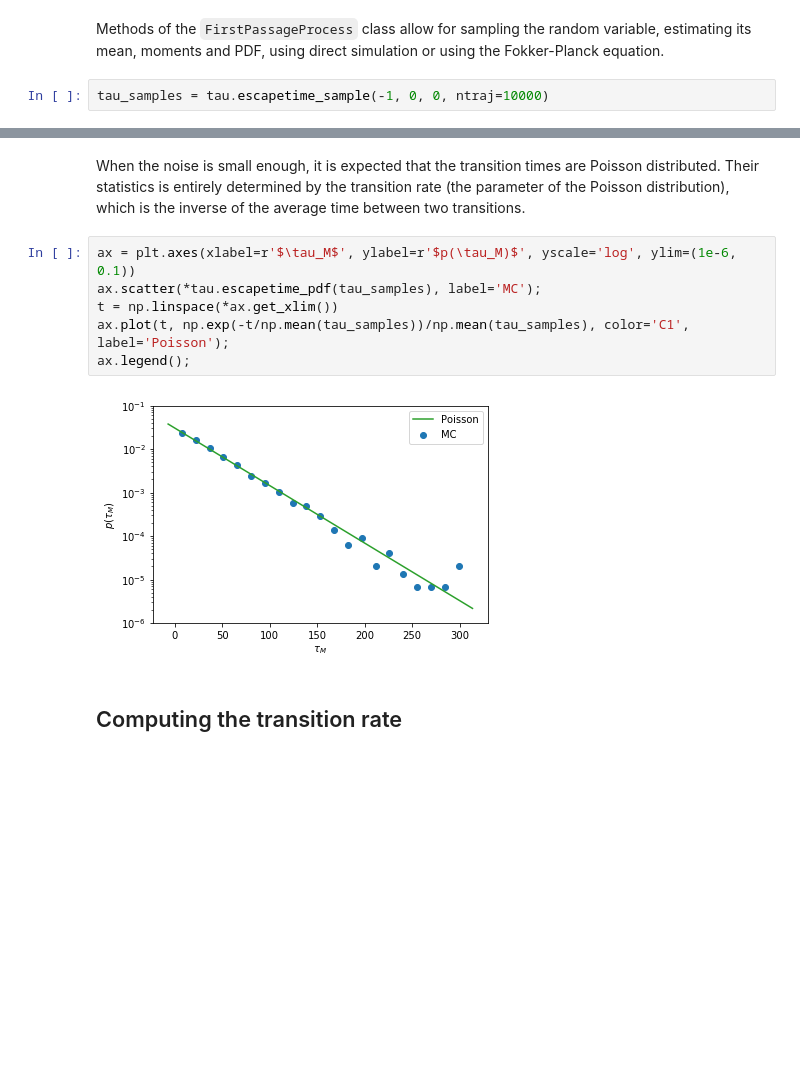
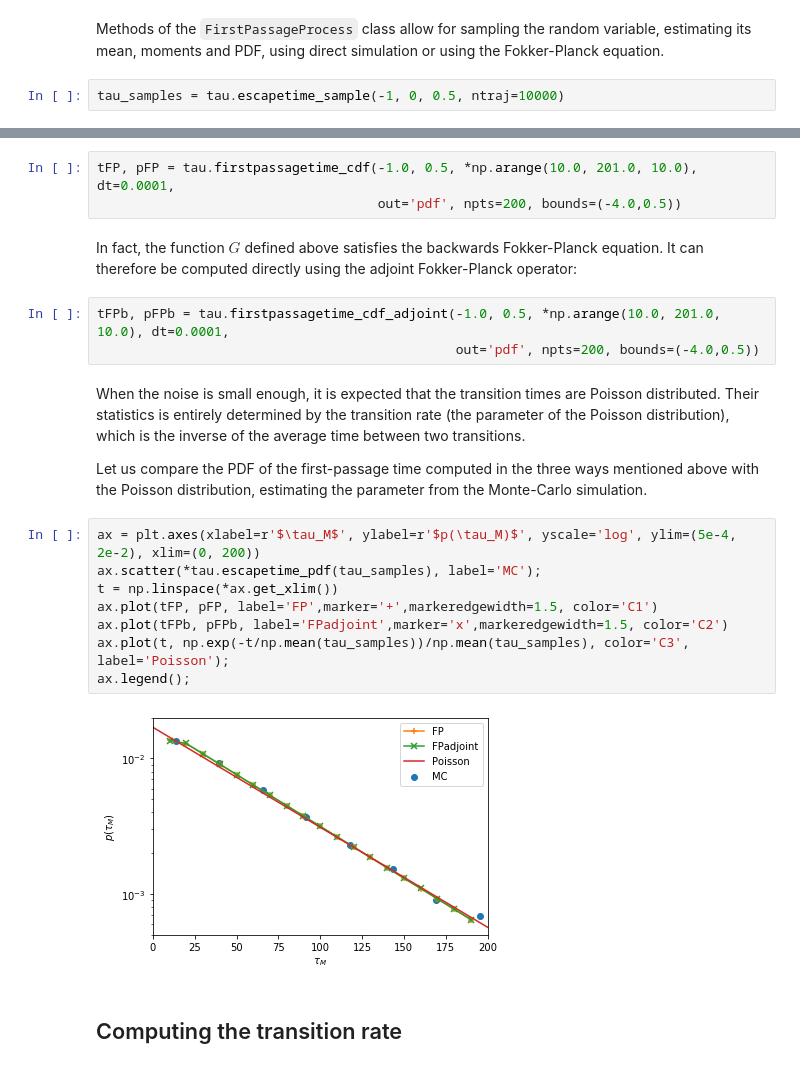
Before and after one commit to cbherbert/stochrare, a Jupyter notebook: doc/notebooks/Kramers.ipynb, the cells around one changed output, grey strips where cells are left out. Saved outputs shown, nothing was run; the diff lists cells and outputs as text; blank space fills up the shorter version.

```diff
--- a/doc/notebooks/Kramers.ipynb
+++ b/doc/notebooks/Kramers.ipynb
@@ -86,7 +86,7 @@ tau = sp.firstpassage.FirstPassageProcess(DoubleWell(0.1))
 # %% [markdown]
 Methods of the `FirstPassageProcess` class allow for sampling the random variable, estimating its mean, moments and PDF, using direct simulation or using the Fokker-Planck equation.
 # %%
-tau_samples = tau.escapetime_sample(-1, 0, 0, ntraj=10000)
+tau_samples = tau.escapetime_sample(-1, 0, 0.5, ntraj=10000)
 # %%
 tau.escapetime_pdfplot(tau.escapetime_pdf(tau_samples))
 # %% [output]
@@ -94,13 +98,25 @@ tau.escapetime_pdfplot(tau.escapetime_pdf(tau_samples))
+# %%
+tFP, pFP = tau.firstpassagetime_cdf(-1.0, 0.5, *np.arange(10.0, 201.0, 10.0), dt=0.0001,
+                                    out='pdf', npts=200, bounds=(-4.0,0.5))
+# %% [markdown]
+In fact, the function $G$ defined above satisfies the backwards Fokker-Planck equation. It can therefore be computed directly using the adjoint Fokker-Planck operator:
+# %%
+tFPb, pFPb = tau.firstpassagetime_cdf_adjoint(-1.0, 0.5, *np.arange(10.0, 201.0, 10.0), dt=0.0001,
+                                              out='pdf', npts=200, bounds=(-4.0,0.5))
 # %% [markdown]
 When the noise is small enough, it is expected that the transition times are Poisson distributed. Their statistics is entirely determined by the transition rate (the parameter of the Poisson distribution), which is the inverse of the average time between two transitions.
+
+Let us compare the PDF of the first-passage time computed in the three ways mentioned above with the Poisson distribution, estimating the parameter from the Monte-Carlo simulation.
 # %%
-ax = plt.axes(xlabel=r'$\tau_M$', ylabel=r'$p(\tau_M)$', yscale='log', ylim=(1e-6, 0.1))
+ax = plt.axes(xlabel=r'$\tau_M$', ylabel=r'$p(\tau_M)$', yscale='log', ylim=(5e-4, 2e-2), xlim=(0, 200))
 ax.scatter(*tau.escapetime_pdf(tau_samples), label='MC');
 t = np.linspace(*ax.get_xlim())
-ax.plot(t, np.exp(-t/np.mean(tau_samples))/np.mean(tau_samples), color='C1', label='Poisson');
+ax.plot(tFP, pFP, label='FP',marker='+',markeredgewidth=1.5, color='C1')
+ax.plot(tFPb, pFPb, label='FPadjoint',marker='x',markeredgewidth=1.5, color='C2')
+ax.plot(t, np.exp(-t/np.mean(tau_samples))/np.mean(tau_samples), color='C3', label='Poisson');
 ax.legend();
 # %% [output]
-[figure, old version]
+[figure, new version]
 # %% [markdown]
 ## Computing the transition rate
 # %% [markdown]
```
Also changed, not shown: parts of 4 cells of this notebook.
